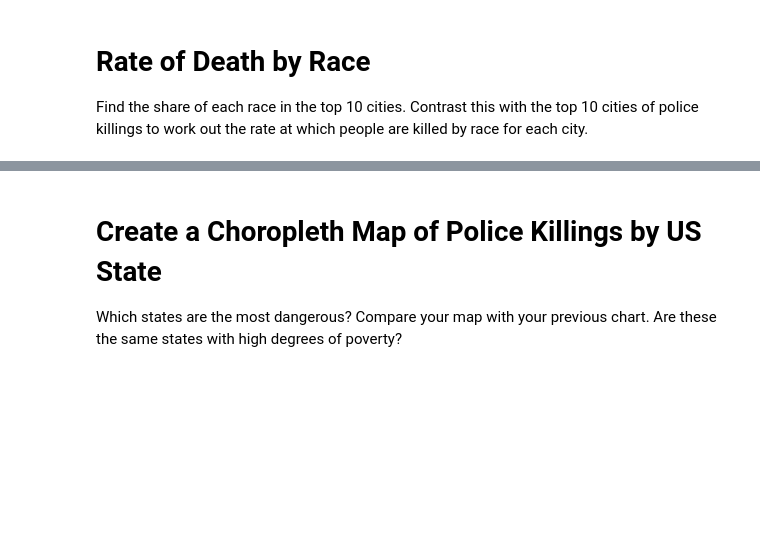
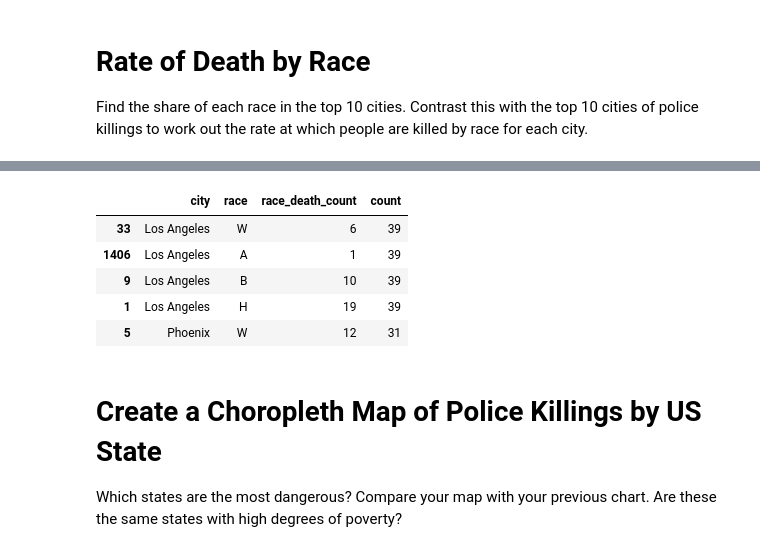
Before and after one commit to KushalRegmi61/100_DAYS_OF_LEARNING_PYTHON, a Jupyter notebook: DAY_100_AnalysingDethInvolvingPoliceinUS/DAY_100_Fatal_Force.ipynb, the cells around one changed output, grey strips where cells are left out. Drawn from its saved outputs; the diff is of its cells as text; code cells hidden in the pictures; blank space fills up the shorter version.

```diff
--- a/DAY_100_AnalysingDethInvolvingPoliceinUS/DAY_100_Fatal_Force.ipynb
+++ b/DAY_100_AnalysingDethInvolvingPoliceinUS/DAY_100_Fatal_Force.ipynb
@@ -602,3 +793,37 @@ Create a chart ranking the top 10 cities with the most police killings. Which ci
 # Rate of Death by Race
 
 Find the share of each race in the top 10 cities. Contrast this with the top 10 cities of police killings to work out the rate at which people are killed by race for each city.
+# %%
+# grouping
+killed_race_percity= df_fatalities.groupby(['city', 'race']).agg(race_death_count=('race','count')).reset_index()
+killed_race_percity.sort_values( 'race_death_count',ascending=False, inplace=True)
+
+# merging the database
+merged_df = pd.merge(killed_race_percity, city_df, on='city')
+merged_df.head()
+
+# top_10 city
+top_10_cities = merged_df.sort_values('count', ascending=False)[0:20]
+len(top_10_cities)
+
+
+#ploting horizontal chart
+h_bar = px.bar(
+    top_10_cities,
+    x='count',
+    y='city',
+    color='race',
+    color_continuous_scale='Viridis',
+    title='Top 20 city by Number of Death',
+    orientation='h',
+    hover_name='city',  # Adjust this as needed
+    hover_data={'race_death_count': True, 'race': True}  # Customize hover data
+)
+
+h_bar.update_layout(
+    xaxis_title='Number of Prizes',
+    yaxis_title='Country',
+    coloraxis_showscale=False
+)
+
+h_bar.show()
@@ -605,3 +832,12 @@ Find the share of each race in the top 10 cities. Contrast this with the top 10
+# %%
+top_10_cities.head()
+# %% [output]
+|  | city | race | race_death_count | count |
+| 33 | Los Angeles | W | 6 | 39 |
+| 1406 | Los Angeles | A | 1 | 39 |
+| 9 | Los Angeles | B | 10 | 39 |
+| 1 | Los Angeles | H | 19 | 39 |
+| 5 | Phoenix | W | 12 | 31 |
 # %% [markdown]
 # Create a Choropleth Map of Police Killings by US State
 
```
Also changed, not shown: parts of 11 cells of this notebook.
